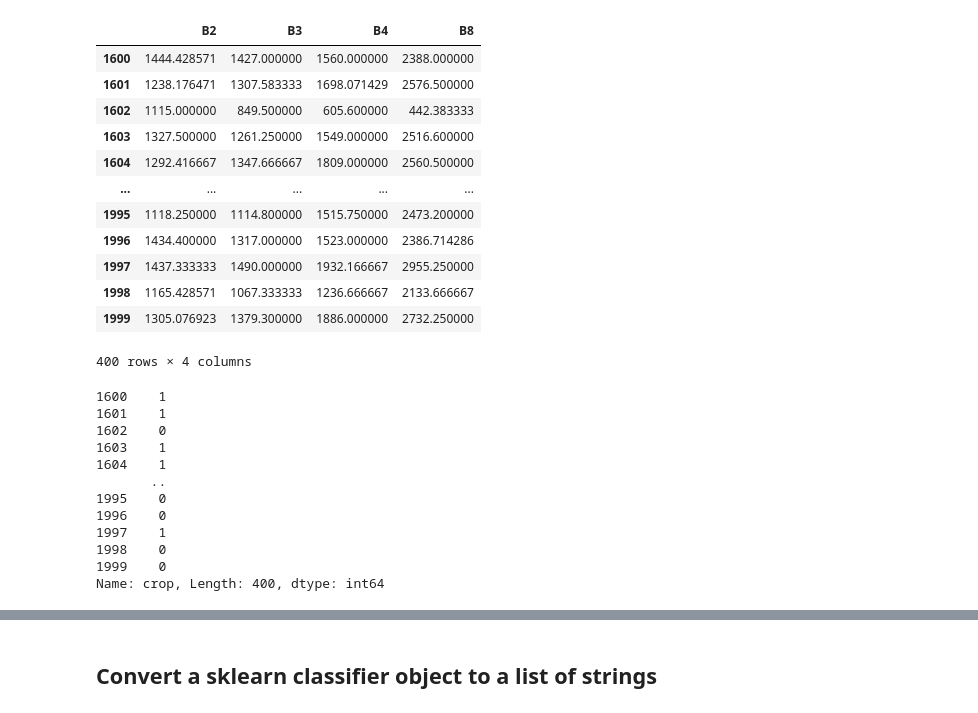
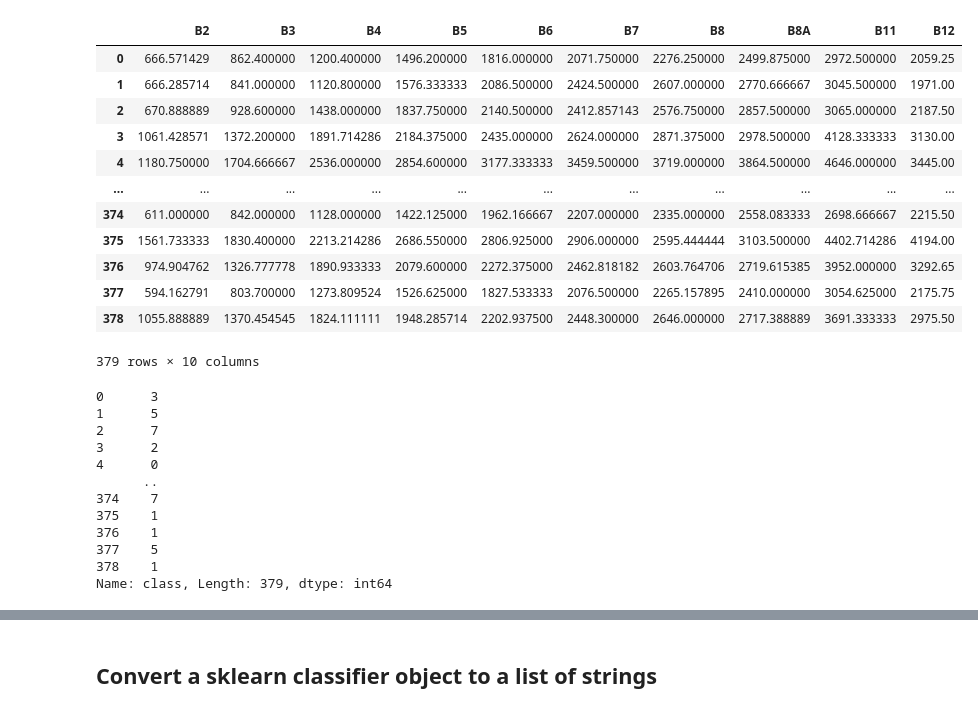
Before and after one commit to alexvmt/land_cover_classification_kaza, a Jupyter notebook: local_automl_training.ipynb, the cells around one changed output, grey strips where cells are left out. Saved outputs shown, nothing was run; the diff lists cells and outputs as text; code cells hidden in the pictures.

```diff
--- a/local_automl_training.ipynb
+++ b/local_automl_training.ipynb
@@ -216,0 +220,3 @@ AutoSklearnClassifier(ensemble_class=<class 'autosklearn.ensembles.ensemble_sele
+# %%
+test = pd.read_csv('test.csv')
+test
@@ -217,33 +237,33 @@ AutoSklearnClassifier(ensemble_class=<class 'autosklearn.ensembles.ensemble_sele
 # %%
-X_test = df[df['subset'] == 'test'].drop(['crop', 'subset'], axis=1)
+X_test = test.drop(['class', 'LC2023'], axis=1)
 X_test
 # %% [output]
-|  | B2 | B3 | B4 | B8 |
-| 1600 | 1444.428571 | 1427.000000 | 1560.000000 | 2388.000000 |
-| 1601 | 1238.176471 | 1307.583333 | 1698.071429 | 2576.500000 |
-| 1602 | 1115.000000 | 849.500000 | 605.600000 | 442.383333 |
-| 1603 | 1327.500000 | 1261.250000 | 1549.000000 | 2516.600000 |
-| 1604 | 1292.416667 | 1347.666667 | 1809.000000 | 2560.500000 |
-| ... | ... | ... | ... | ... |
-| 1995 | 1118.250000 | 1114.800000 | 1515.750000 | 2473.200000 |
-| 1996 | 1434.400000 | 1317.000000 | 1523.000000 | 2386.714286 |
-| 1997 | 1437.333333 | 1490.000000 | 1932.166667 | 2955.250000 |
-| 1998 | 1165.428571 | 1067.333333 | 1236.666667 | 2133.666667 |
-| 1999 | 1305.076923 | 1379.300000 | 1886.000000 | 2732.250000 |
+|  | B2 | B3 | B4 | B5 | B6 | B7 | B8 | B8A | B11 | B12 |
+| 0 | 666.571429 | 862.400000 | 1200.400000 | 1496.200000 | 1816.000000 | 2071.750000 | 2276.250000 | 2499.875000 | 2972.500000 | 2059.25 |
+| 1 | 666.285714 | 841.000000 | 1120.800000 | 1576.333333 | 2086.500000 | 2424.500000 | 2607.000000 | 2770.666667 | 3045.500000 | 1971.00 |
+| 2 | 670.888889 | 928.600000 | 1438.000000 | 1837.750000 | 2140.500000 | 2412.857143 | 2576.750000 | 2857.500000 | 3065.000000 | 2187.50 |
+| 3 | 1061.428571 | 1372.200000 | 1891.714286 | 2184.375000 | 2435.000000 | 2624.000000 | 2871.375000 | 2978.500000 | 4128.333333 | 3130.00 |
+| 4 | 1180.750000 | 1704.666667 | 2536.000000 | 2854.600000 | 3177.333333 | 3459.500000 | 3719.000000 | 3864.500000 | 4646.000000 | 3445.00 |
+| ... | ... | ... | ... | ... | ... | ... | ... | ... | ... | ... |
+| 374 | 611.000000 | 842.000000 | 1128.000000 | 1422.125000 | 1962.166667 | 2207.000000 | 2335.000000 | 2558.083333 | 2698.666667 | 2215.50 |
+| 375 | 1561.733333 | 1830.400000 | 2213.214286 | 2686.550000 | 2806.925000 | 2906.000000 | 2595.444444 | 3103.500000 | 4402.714286 | 4194.00 |
+| 376 | 974.904762 | 1326.777778 | 1890.933333 | 2079.600000 | 2272.375000 | 2462.818182 | 2603.764706 | 2719.615385 | 3952.000000 | 3292.65 |
+| 377 | 594.162791 | 803.700000 | 1273.809524 | 1526.625000 | 1827.533333 | 2076.500000 | 2265.157895 | 2410.000000 | 3054.625000 | 2175.75 |
+| 378 | 1055.888889 | 1370.454545 | 1824.111111 | 1948.285714 | 2202.937500 | 2448.300000 | 2646.000000 | 2717.388889 | 3691.333333 | 2975.50 |
-400 rows × 4 columns
+379 rows × 10 columns
 # %%
-y_test = df[df['subset'] == 'test']['crop']
+y_test = test['class']
 y_test
 # %% [output]
-1600    1
-1601    1
-1602    0
-1603    1
-1604    1
-       ..
-1995    0
-1996    0
-1997    1
-1998    0
-1999    0
-Name: crop, Length: 400, dtype: int64
+0      3
+1      5
+2      7
+3      2
+4      0
+      ..
+374    7
+375    1
+376    1
+377    5
+378    1
+Name: class, Length: 379, dtype: int64
```
Also changed, not shown: parts of 73 cells of this notebook, 8 other files.
